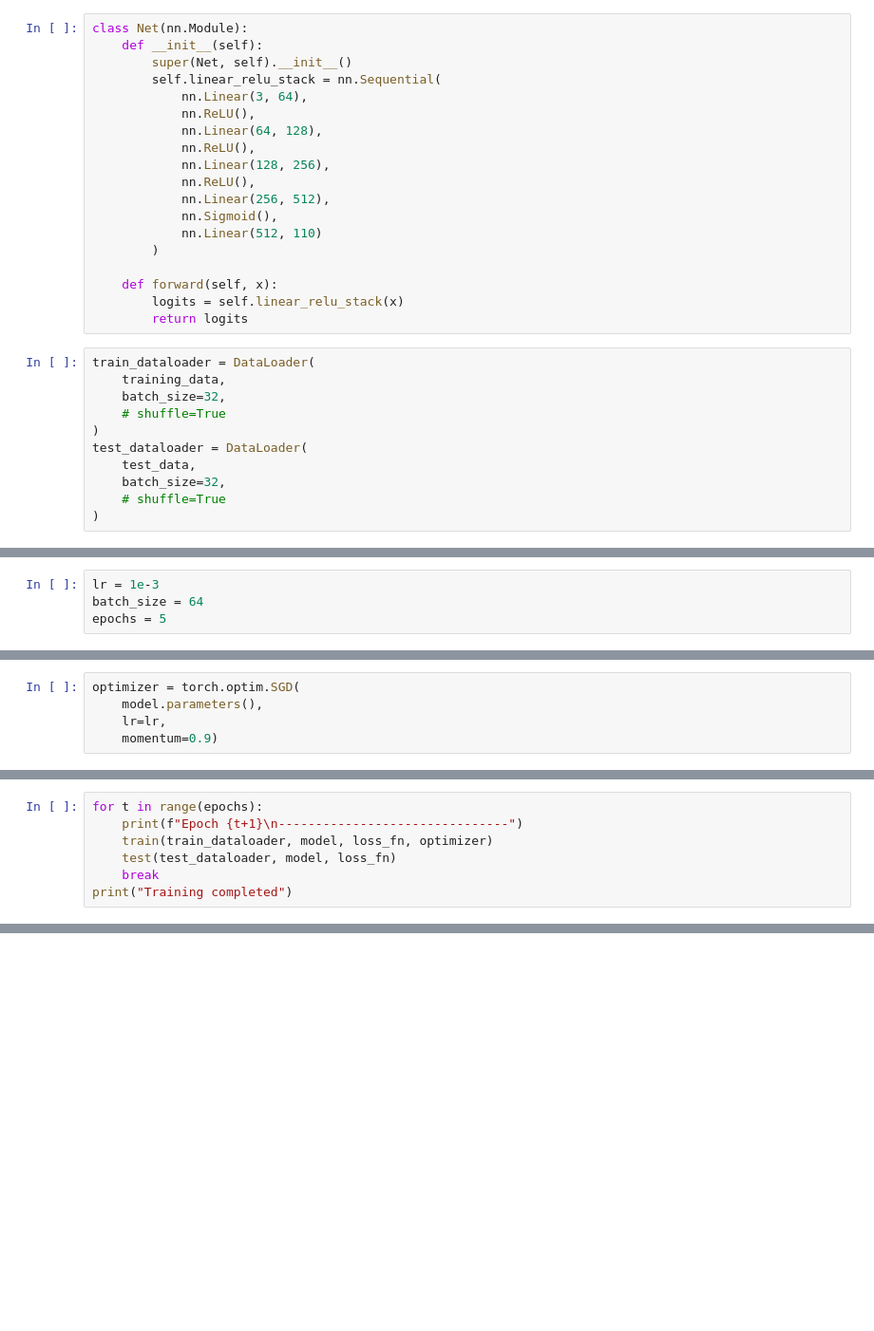
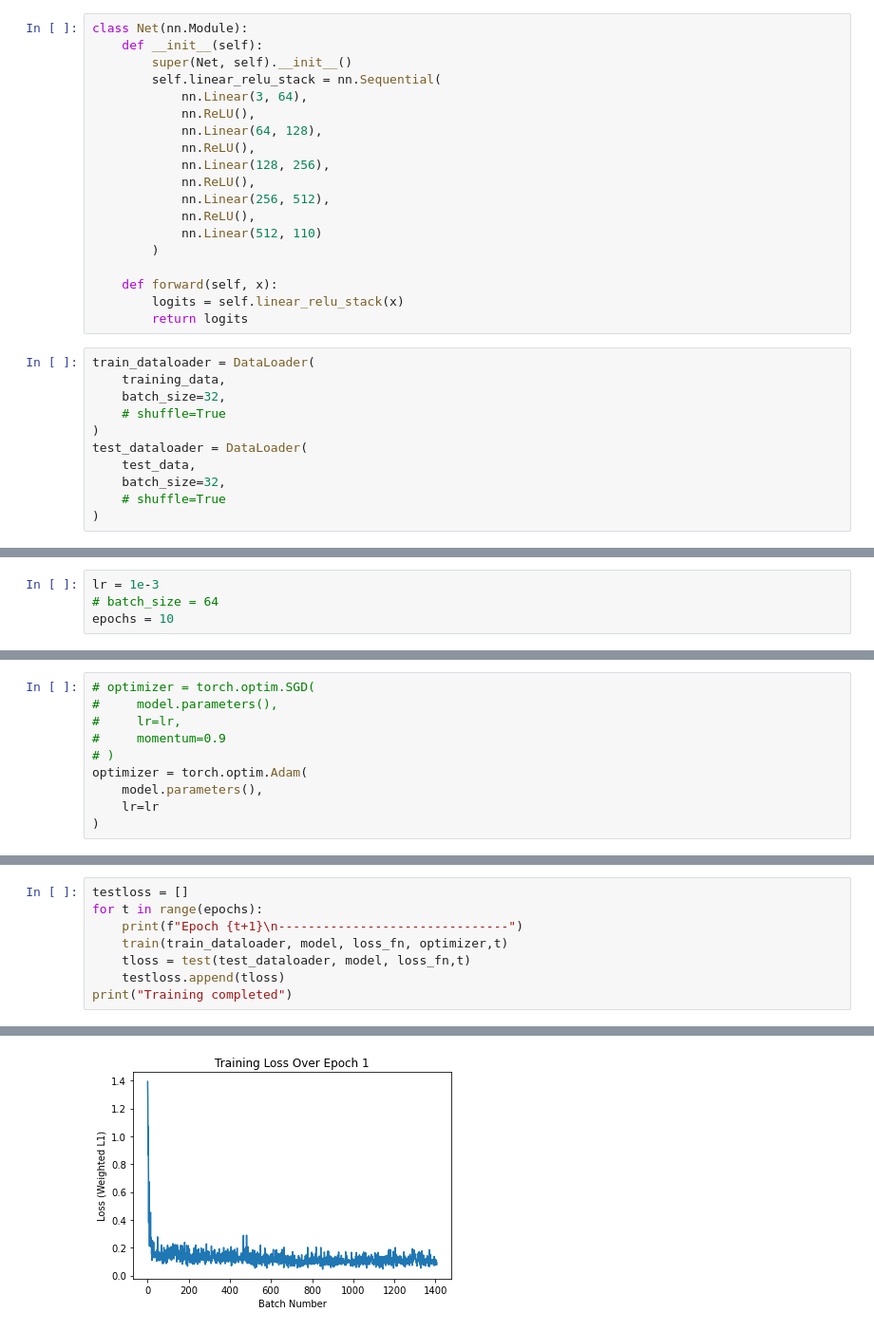
Before and after one commit to aydanmckay/ml, a Jupyter notebook: torchnn/network.ipynb, the cells around one changed output, grey strips where cells are left out. Shown: that part at 95% size. Saved outputs shown, nothing was run; the diff lists cells and outputs as text; blank space fills up the shorter version.

```diff
--- a/torchnn/network.ipynb
+++ b/torchnn/network.ipynb
@@ -64,7 +80,7 @@ class Net(nn.Module):
             nn.Linear(128, 256),
             nn.ReLU(),
             nn.Linear(256, 512),
-            nn.Sigmoid(),
+            nn.ReLU(),
             nn.Linear(512, 110)
         )
 
@@ -101,7 +117,7 @@ Net(
 )
 # %%
 lr = 1e-3
-batch_size = 64
-epochs = 5
+# batch_size = 64
+epochs = 10
 # %%
 loss_fn = nn.L1Loss()
@@ -108,5 +125,10 @@ loss_fn = nn.L1Loss()
 # %%
-optimizer = torch.optim.SGD(
+# optimizer = torch.optim.SGD(
+#     model.parameters(),
+#     lr=lr,
+#     momentum=0.9
+# )
+optimizer = torch.optim.Adam(
     model.parameters(),
-    lr=lr,
-    momentum=0.9)
+    lr=lr
+)
@@ -148,7 +134,0 @@ def test(dataloader, model, loss_fn):
-# %%
-for t in range(epochs):
-    print(f"Epoch {t+1}\n-------------------------------")
-    train(train_dataloader, model, loss_fn, optimizer)
-    test(test_dataloader, model, loss_fn)
-    break
-print("Training completed")
@@ -175,0 +196,9 @@ RuntimeError: The size of tensor a (32) must match the size of tensor b (110) at
+# %%
+testloss = []
+for t in range(epochs):
+    print(f"Epoch {t+1}\n-------------------------------")
+    train(train_dataloader, model, loss_fn, optimizer,t)
+    tloss = test(test_dataloader, model, loss_fn,t)
+    testloss.append(tloss)
+print("Training completed")
+# %% [output]
@@ -175,0 +222 @@ RuntimeError: The size of tensor a (32) must match the size of tensor b (110) at
+[figure, added]
```
Also changed, not shown: parts of 11 cells of this notebook, 3 other files.
